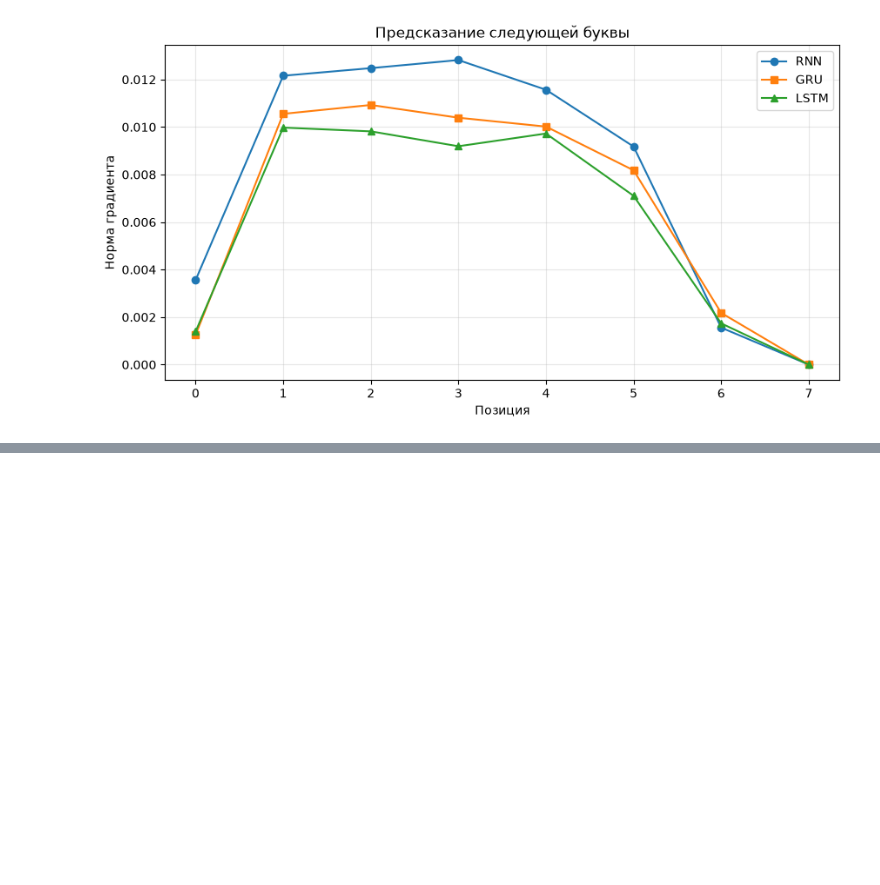
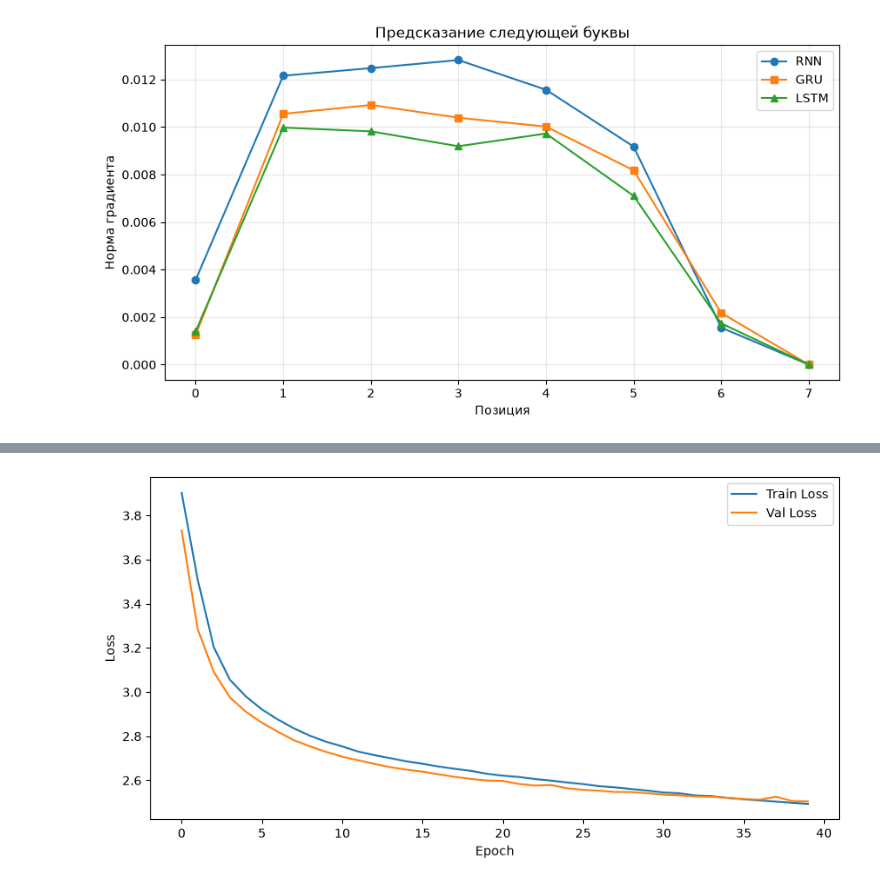
Before and after one commit to Magrusha/ds_pytorch-rnn-from-scratch, a Jupyter notebook: src/ml10.ipynb, the cells around one changed output, grey strips where cells are left out. Cells and saved outputs as stored; diff of their text form; code cells hidden in the pictures; blank space fills up the shorter version.

```diff
--- a/src/ml10.ipynb
+++ b/src/ml10.ipynb
@@ -1339,0 +1349,26 @@ plt.show()
+# %%
+model_multi = MY_GRUModel(
+    vocab_size=len(stoi),
+    embed_dim=64,
+    hidden_size=128,
+    dropout_prob=0.1
+)
+
+device = torch.device('cuda' if torch.cuda.is_available() else 'cpu')
+model_multi = model_multi.to(device)
+
+optimizer = torch.optim.Adam(model_multi.parameters(), lr=0.0001)
+criterion = nn.CrossEntropyLoss(ignore_index=2)
+
+train_losses = []
+valid_losses = []
+
+for epoch in range(40):
+    train_loss = train_epoch(model_multi, train_loader, optimizer, criterion, device, pad_idx=2)
+    valid_loss = val_epoch(model_multi, val_loader, criterion, device, pad_idx=2)
+
+    train_losses.append(train_loss)
+    valid_losses.append(valid_loss)
+
+    if (epoch + 1) % 5 == 0:
+        print(f'Epoch {epoch+1}/40: Train Loss = {train_loss:.4f}, Val Loss = {valid_loss:.4f}')
@@ -1339,0 +1384,10 @@ plt.show()
+# %%
+plt.figure(figsize=(10, 5))
+plt.plot(train_losses, label='Train Loss')
+plt.plot(valid_losses, label='Val Loss')
+plt.xlabel('Epoch')
+plt.ylabel('Loss')
+plt.legend()
+plt.show()
+# %% [output]
+[figure, added]
```
Also changed, not shown: parts of 9 cells of this notebook.
